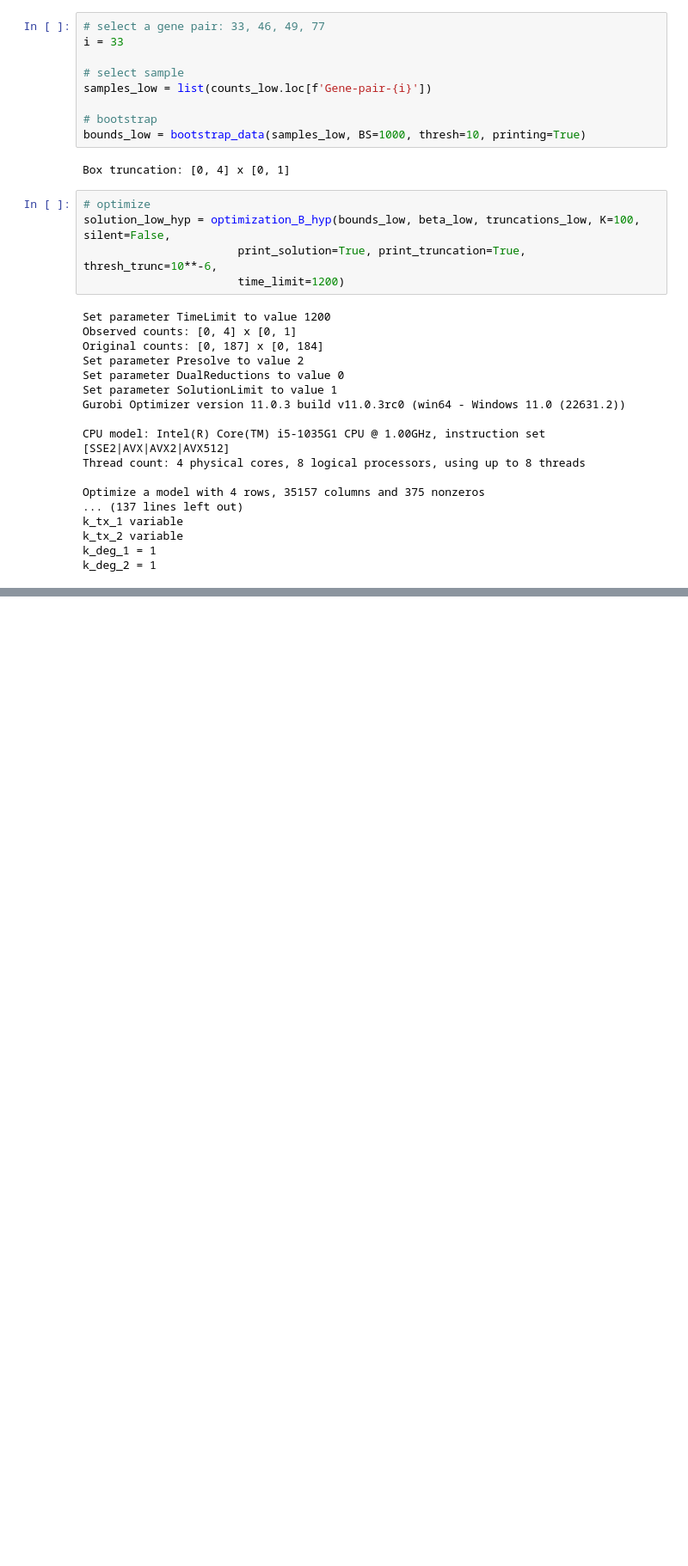
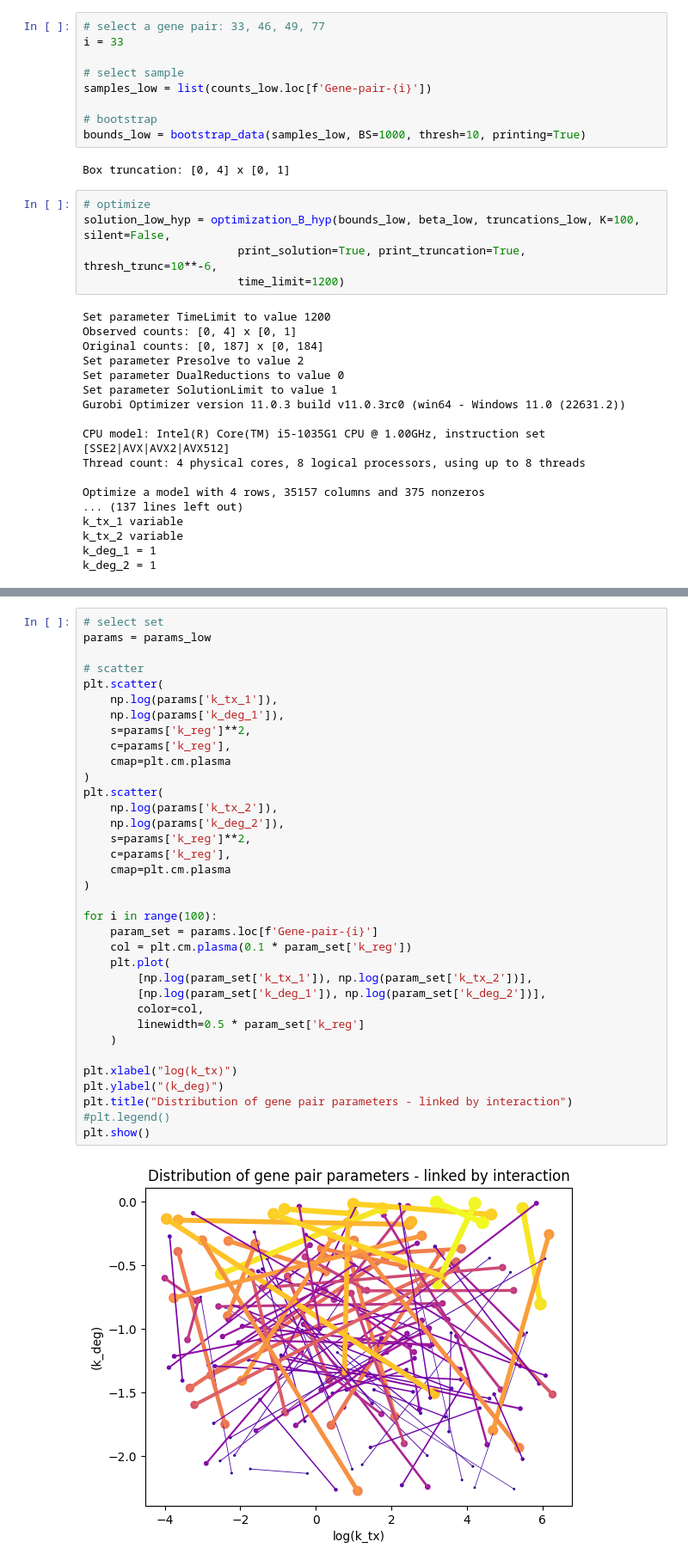
Before and after one commit to willjgh/M5R, a Jupyter notebook: Interaction/Realistic-Data/realistic_detection_test.ipynb, the cells around one changed output, grey strips where cells are left out. Shown at 86% size. Saved outputs shown, nothing was run; the diff lists cells and outputs as text; blank space fills up the shorter version.

```diff
--- a/Interaction/Realistic-Data/realistic_detection_test.ipynb
+++ b/Interaction/Realistic-Data/realistic_detection_test.ipynb
@@ -777,0 +792,37 @@ k_deg_2 = 1
+# %%
+# select set
+params = params_low
+
+# scatter
+plt.scatter(
+    np.log(params['k_tx_1']),
+    np.log(params['k_deg_1']),
+    s=params['k_reg']**2,
+    c=params['k_reg'],
+    cmap=plt.cm.plasma
+)
+plt.scatter(
+    np.log(params['k_tx_2']),
+    np.log(params['k_deg_2']),
+    s=params['k_reg']**2,
+    c=params['k_reg'],
+    cmap=plt.cm.plasma
+)
+
+for i in range(100):
+    param_set = params.loc[f'Gene-pair-{i}']
+    col = plt.cm.plasma(0.1 * param_set['k_reg'])
+    plt.plot(
+        [np.log(param_set['k_tx_1']), np.log(param_set['k_tx_2'])],
+        [np.log(param_set['k_deg_1']), np.log(param_set['k_deg_2'])],
+        color=col,
+        linewidth=0.5 * param_set['k_reg']
+    )
+
+plt.xlabel("log(k_tx)")
+plt.ylabel("(k_deg)")
+plt.title("Distribution of gene pair parameters - linked by interaction")
+#plt.legend()
+plt.show()
+# %% [output]
+[figure, added]
```
Also changed, not shown: parts of 5 cells of this notebook.
